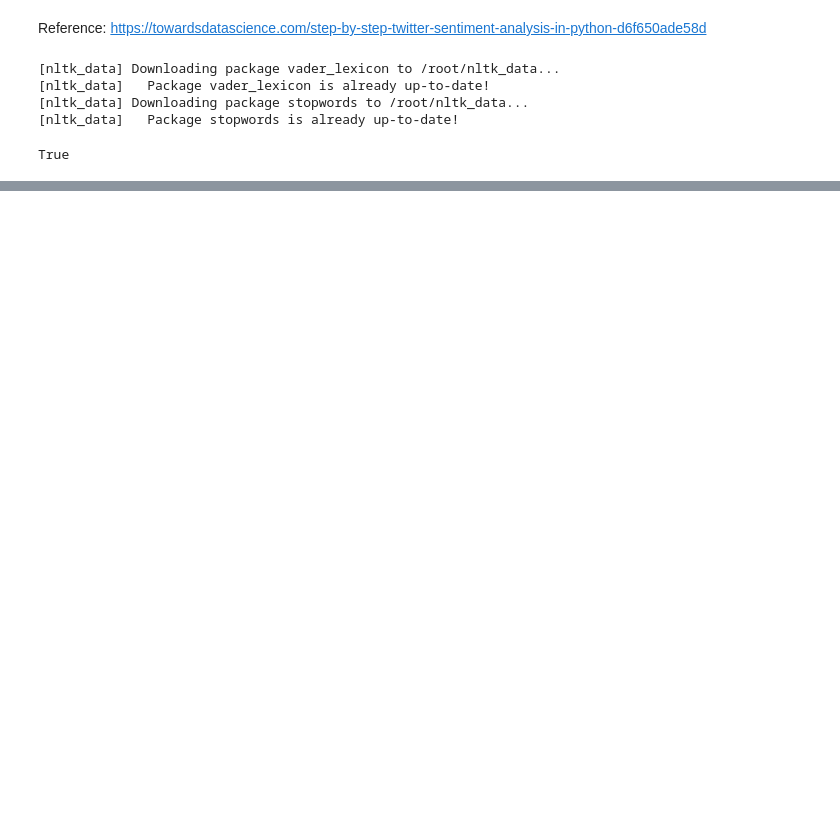
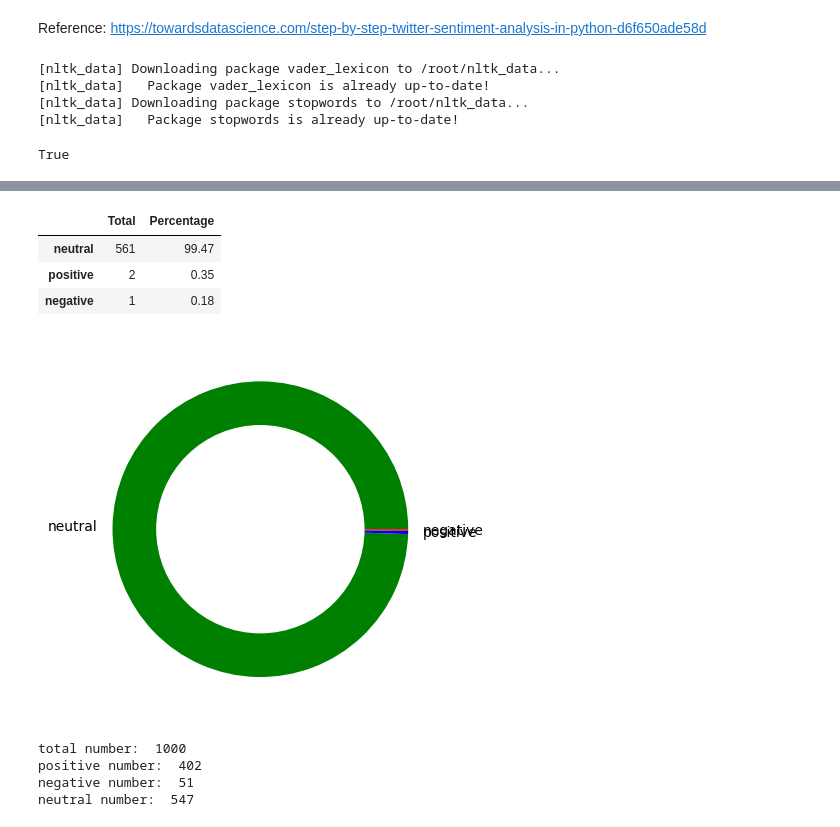
Before and after one commit to bej2/DATA606Capstone, a Jupyter notebook: NLP.ipynb, the cells around one changed output, grey strips where cells are left out. Cells and saved outputs as stored; diff of their text form; code cells hidden in the pictures; blank space fills up the shorter version.

```diff
--- a/NLP.ipynb
+++ b/NLP.ipynb
@@ -305,0 +131,13 @@ n3_trigrams
+# %%
+clean_btc_tweets.drop_duplicates(inplace = True)
+# %%
+#Cleaning Text (RT, Punctuation etc)
+#Creating new dataframe and new features
+btc_tw_list = pd.DataFrame(clean_btc_tweets)
+btc_tw_list["text"] = btc_tw_list[0]
+#Removing RT, Punctuation etc
+remove_rt = lambda x: re.sub('RT @\w+: '," ",x)
+rt = lambda x: re.sub("(@[A-Za-z0–9]+)|([0-9A-Za-z \t])|(\w+:\/\/\S+)"," ",x)
+btc_tw_list["text"] = btc_tw_list.text.map(remove_rt).map(rt)
+btc_tw_list["text"] = btc_tw_list.text.str.lower()
+btc_tw_list.head(10)
@@ -305,0 +156,20 @@ n3_trigrams
+# %%
+#Calculating Negative, Positive, Neutral and Compound values
+btc_tw_list[['polarity', 'subjectivity']] = btc_tw_list['text'].apply(lambda Text: pd.Series(TextBlob(Text).sentiment))
+for index, row in btc_tw_list['text'].iteritems():
+  score = SentimentIntensityAnalyzer().polarity_scores(row)
+  neg = score['neg']
+  neu = score['neu']
+  pos = score['pos']
+  comp = score['compound']
+  if neg > pos:
+    btc_tw_list.loc[index, 'sentiment'] = "negative"
+  elif pos > neg:
+    btc_tw_list.loc[index, 'sentiment'] = "positive"
+  else:
+    btc_tw_list.loc[index, 'sentiment'] = "neutral"
+    btc_tw_list.loc[index, 'neg'] = neg
+    btc_tw_list.loc[index, 'neu'] = neu
+    btc_tw_list.loc[index, 'pos'] = pos
+    btc_tw_list.loc[index, 'compound'] = comp
+btc_tw_list.head(10)
@@ -305,0 +193,26 @@ n3_trigrams
+# %%
+def count_values_in_column(data,feature):
+  total=data.loc[:,feature].value_counts(dropna=False)
+  percentage=round(data.loc[:,feature].value_counts(dropna=False,normalize=True)*100,2)
+  return pd.concat([total,percentage],axis=1,keys=['Total','Percentage'])
+#Count_values for sentiment
+count_values_in_column(btc_tw_list,"sentiment")
+# %% [output]
+|  | Total | Percentage |
+| neutral | 561 | 99.47 |
+| positive | 2 | 0.35 |
+| negative | 1 | 0.18 |
+# %%
+# create data for Pie Chart
+pc = count_values_in_column(btc_tw_list,"sentiment")
+names = pc.index
+size = pc["Percentage"]
+
+# Create a circle for the center of the plot
+my_circle=plt.Circle( (0,0), 0.7, color='white')
+plt.pie(size, labels=names, colors=['green','blue','red'])
+p=plt.gcf()
+p.gca().add_artist(my_circle)
+plt.show()
+# %% [output]
+[figure, added]
@@ -305,0 +261,15 @@ n3_trigrams
+# %%
+#Number of Tweets (Total, Positive, Negative, Neutral)
+eth_tweet_list = pd.DataFrame(tweet_list)
+eth_neutral_list = pd.DataFrame(neutral_list)
+eth_negative_list = pd.DataFrame(negative_list)
+eth_positive_list = pd.DataFrame(positive_list)
+print("total number: ",len(eth_tweet_list))
+print("positive number: ",len(eth_positive_list))
+print("negative number: ", len(eth_negative_list))
+print("neutral number: ",len(neutral_list))
+# %% [output]
+total number:  1000
+positive number:  402
+negative number:  51
+neutral number:  547
```
Also changed, not shown: parts of 38 cells of this notebook.
